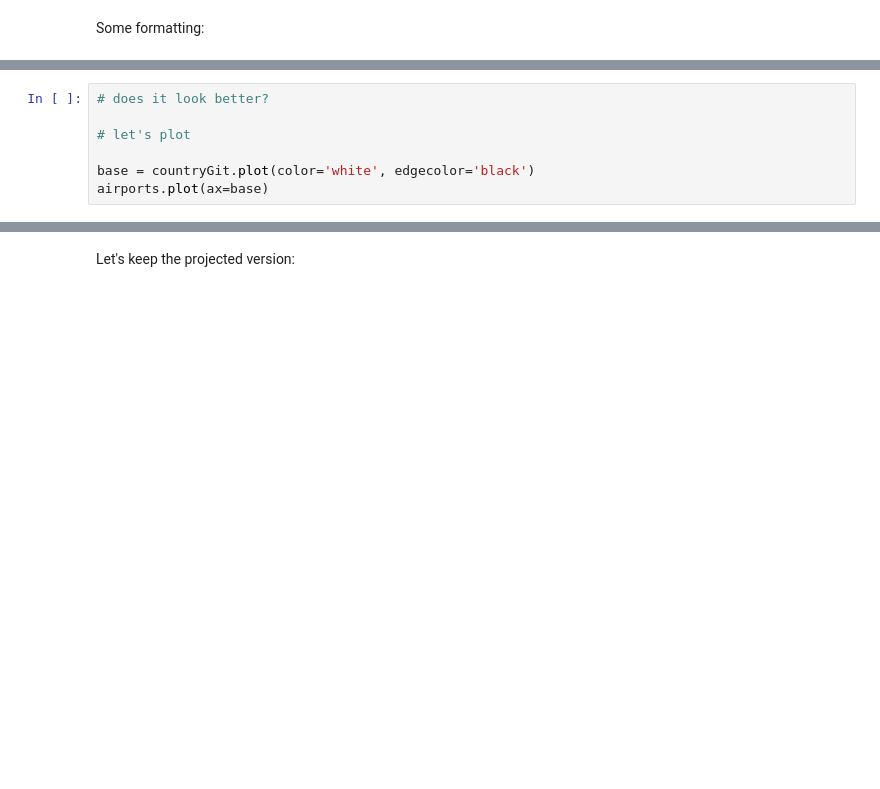
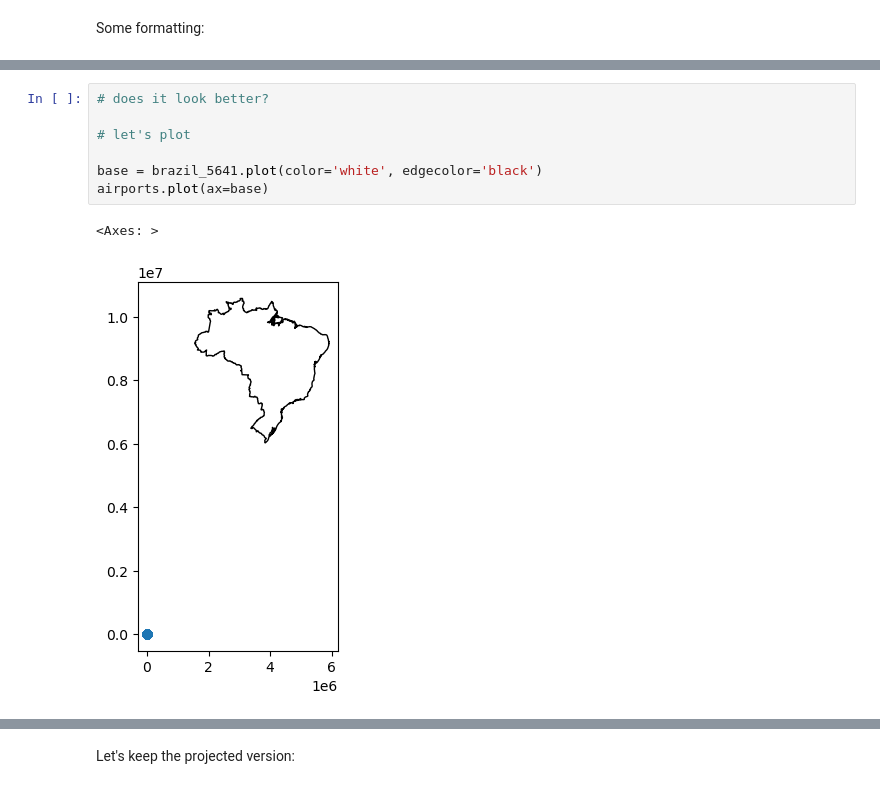
Before and after one commit to SocialAnalytics-StrategicIntelligence/TablesAndMaps, a Jupyter notebook: TheGeoDataFrame.ipynb, the cells around one changed output, grey strips where cells are left out. Drawn from its saved outputs; the diff is of its cells as text; blank space fills up the shorter version.

```diff
--- a/TheGeoDataFrame.ipynb
+++ b/TheGeoDataFrame.ipynb
@@ -361,10 +426,13 @@ airports=gpd.GeoDataFrame(data=infoairports.copy(),
 # %%
 # does it look better?
 
 # let's plot
 
-base = countryGit.plot(color='white', edgecolor='black')
+base = brazil_5641.plot(color='white', edgecolor='black')
 airports.plot(ax=base)
+# %% [output]
+<Axes: >
+[figure, added]
 # %%
 #remember:
 type(airports), type(infoairports)
```
Also changed, not shown: parts of 23 cells of this notebook, 2 other files.
